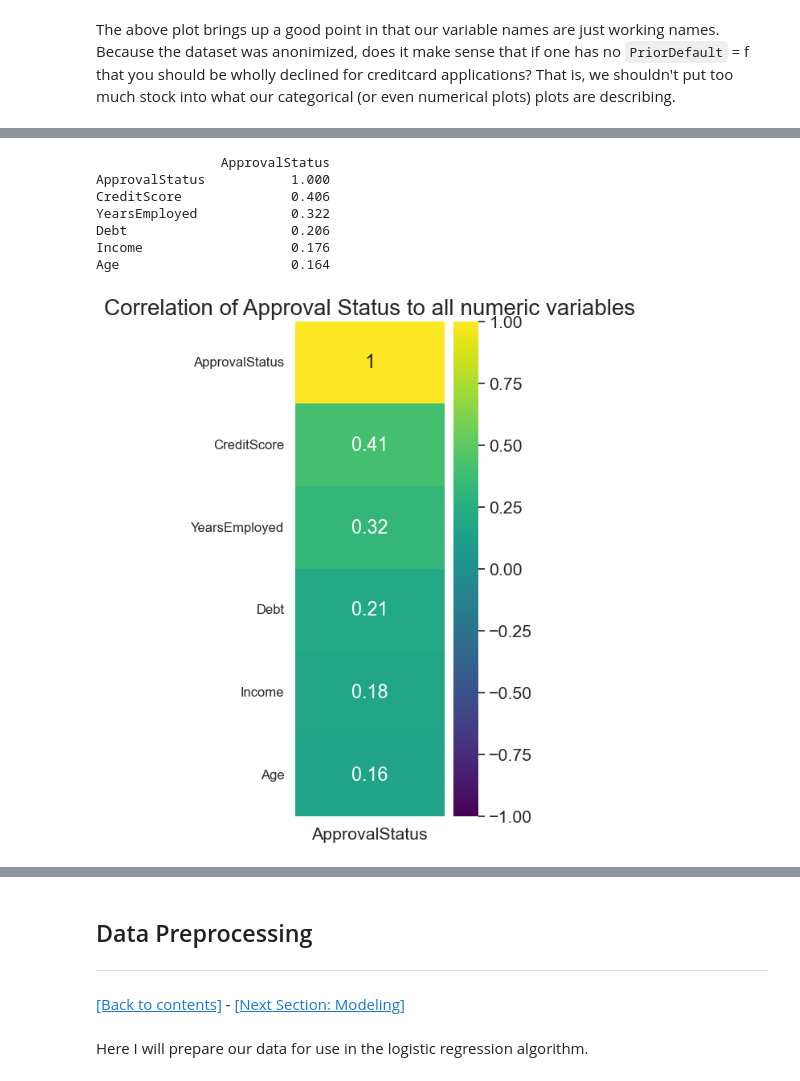
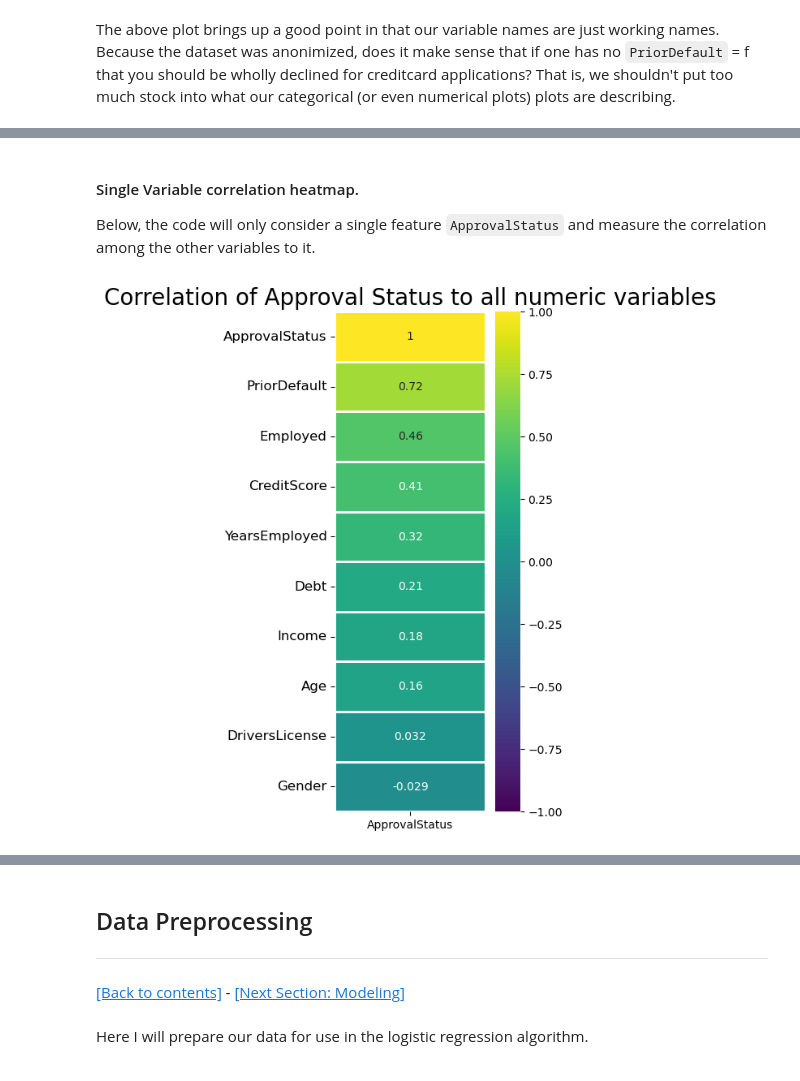
Before and after one commit to nvbergen/DC_project_CC_apps, a Jupyter notebook: Code/Credit approval Project.ipynb, the cells around one changed output, grey strips where cells are left out. Drawn from its saved outputs; the diff is of its cells as text; code cells hidden in the pictures.

Commit message:
finisehd correl, added robust scaling.

```diff
--- a/Code/Credit approval Project.ipynb
+++ b/Code/Credit approval Project.ipynb
@@ -1379,0 +1383,7 @@ The above plot brings up a good point in that our variable names are just workin
+# %%
+#binarize  binary categories and target variable
+cols_to_binary = ['PriorDefault', 'Employed', 'DriversLicense']
+for col in cols_to_binary:
+    apps2[col] = apps2[col].apply(lambda x: 1 if x == 't' else 0)
+apps2['ApprovalStatus'] = apps2['ApprovalStatus'].apply(lambda x: 1 if x == '+' else 0)
+apps2['Gender'] = apps2['Gender'].apply(lambda x: 1 if x == 'b' else 0)
@@ -1380,19 +1405,13 @@ The above plot brings up a good point in that our variable names are just workin
+# %% [markdown]
+#### Single Variable correlation heatmap.
+Below, the code will only consider a single feature `ApprovalStatus` and measure the correlation among the other variables to it.
 # %%
-## ADD Correlation Studies
-data_rho = apps2.corr().round(3)
+#heatmap
 fig, ax = plt.subplots(figsize=(3,8))
-
-#heatmap
-sns.heatmap(data_rho[['ApprovalStatus']][:].sort_values(by='ApprovalStatus', ascending =False),  annot =True, cmap = 'viridis', vmin = -1, vmax= 1, square = False)
+sns.heatmap(data_rho[['ApprovalStatus']][:].sort_values(by='ApprovalStatus', ascending =False),
+  annot =True, cmap = 'viridis', vmin = -1, vmax= 1, square = False, linewidths=2)
 plt.title('Correlation of Approval Status to all numeric variables', size = 20)
 plt.yticks(rotation = 0, fontsize =12);
 #plt.savefig('../assets/correlation1.png', dpi = 300, transparent = False,bbox_inches="tight")
 # %% [output]
-                ApprovalStatus
-ApprovalStatus           1.000
-CreditScore              0.406
-YearsEmployed            0.322
-Debt                     0.206
-Income                   0.176
-Age                      0.164
-[figure, old version]
+[figure, new version]
```
Also changed, not shown: parts of 31 cells of this notebook.
